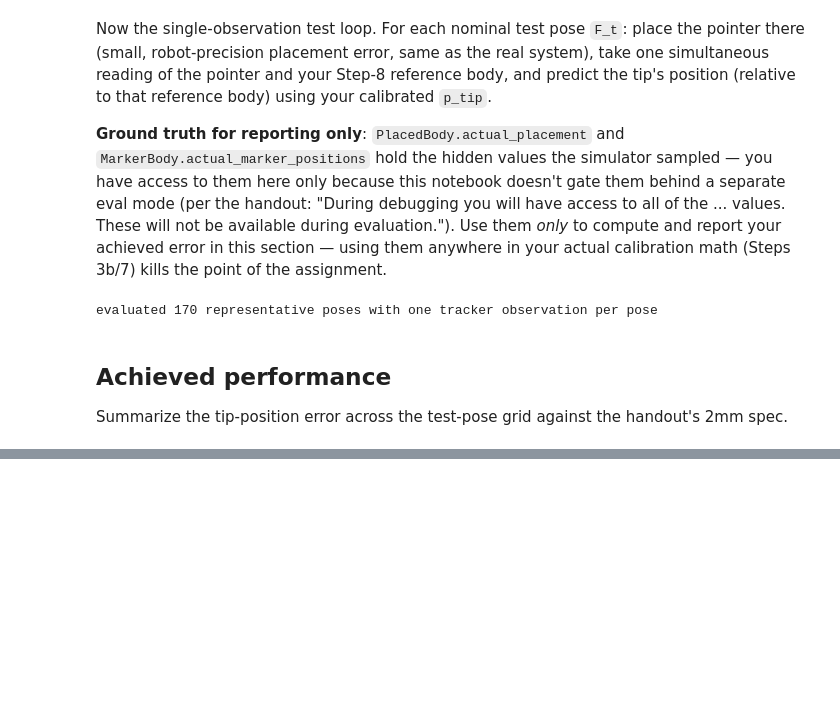
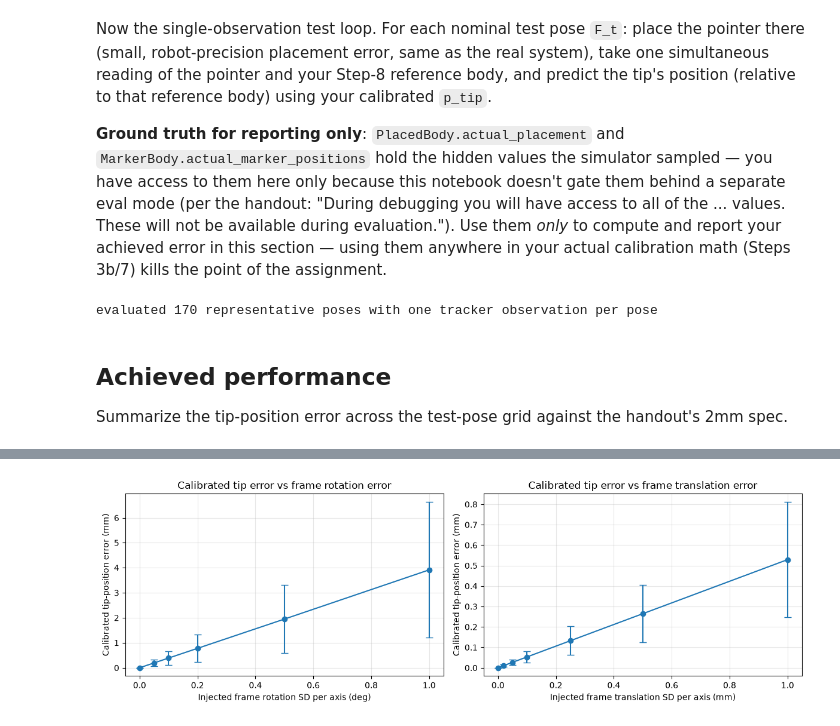
Before and after one commit to Edward-Lin-maker/CIS_I_Course, a Jupyter notebook: assignments/assignment1/notebooks/assignment1_template.ipynb, the cells around one changed output, grey strips where cells are left out. Cells and saved outputs as stored; diff of their text form; code cells hidden in the pictures; blank space fills up the shorter version.

```diff
--- a/assignments/assignment1/notebooks/assignment1_template.ipynb
+++ b/assignments/assignment1/notebooks/assignment1_template.ipynb
@@ -1409,0 +2138,86 @@ plt.show()
+# %%
+# B.6.1 isolates upstream frame rotation error at fixed observation count.
+frame_rotation_error_degrees = np.array([0.0, 0.05, 0.10, 0.20, 0.50, 1.00])
+rotation_propagation_trials, rotation_propagation_means, rotation_propagation_stds = (
+    _summarize_trials(
+        frame_rotation_error_degrees,
+        lambda error, seed: _frame_error_to_tip_trial(
+            error, seed, error_kind="rotation"
+        ),
+        PROPAGATION_SENSITIVITY_SEEDS,
+    )
+)
+
+print("\nB.6.1 Frame-rotation-error propagation")
+print(
+    "Injected per-axis SD (deg)   Realized frame RMSE (deg)   "
+    "Mean tip error (mm)   Tip SD (mm)"
+)
+for error, means, stds in zip(
+    frame_rotation_error_degrees,
+    rotation_propagation_means,
+    rotation_propagation_stds,
+):
+    print(
+        f"{error:26.2f} {np.degrees(means[0]):27.5f} "
+        f"{means[2]:21.5f} {stds[2]:13.5f}"
+    )
+
+# B.6.2 isolates upstream frame translation error with exact rotations.
+frame_translation_error_mm = np.array([0.0, 0.02, 0.05, 0.10, 0.25, 0.50, 1.00])
+translation_propagation_trials, translation_propagation_means, translation_propagation_stds = (
+    _summarize_trials(
+        frame_translation_error_mm,
+        lambda error, seed: _frame_error_to_tip_trial(
+            error, seed, error_kind="translation"
+        ),
+        PROPAGATION_SENSITIVITY_SEEDS,
+    )
+)
+
+print("\nB.6.2 Frame-translation-error propagation")
+print(
+    "Injected per-axis SD (mm)   Realized frame RMSE (mm)   "
+    "Mean tip error (mm)   Tip SD (mm)"
+)
+for error, means, stds in zip(
+    frame_translation_error_mm,
+    translation_propagation_means,
+    translation_propagation_stds,
+):
+    print(
+        f"{error:25.2f} {means[1]:26.5f} "
+        f"{means[2]:21.5f} {stds[2]:13.5f}"
+    )
+
+# Separate panels keep rotation and translation as independent variables.
+figure, axes = plt.subplots(1, 2, figsize=(12, 4))
+axes[0].errorbar(
+    frame_rotation_error_degrees,
+    rotation_propagation_means[:, 2],
+    yerr=rotation_propagation_stds[:, 2],
+    fmt="o-",
+    capsize=4,
+)
+axes[0].set(
+    title="Calibrated tip error vs frame rotation error",
+    xlabel="Injected frame rotation SD per axis (deg)",
+    ylabel="Calibrated tip-position error (mm)",
+)
+axes[1].errorbar(
+    frame_translation_error_mm,
+    translation_propagation_means[:, 2],
+    yerr=translation_propagation_stds[:, 2],
+    fmt="o-",
+    capsize=4,
+)
+axes[1].set(
+    title="Calibrated tip error vs frame translation error",
+    xlabel="Injected frame translation SD per axis (mm)",
+    ylabel="Calibrated tip-position error (mm)",
+)
+for axis in axes:
+    axis.grid(alpha=0.3)
+plt.tight_layout()
+plt.show()
+# %% [output]
@@ -1409,0 +2242 @@ plt.show()
+[figure, added]
```
Also changed, not shown: parts of 65 cells of this notebook.
